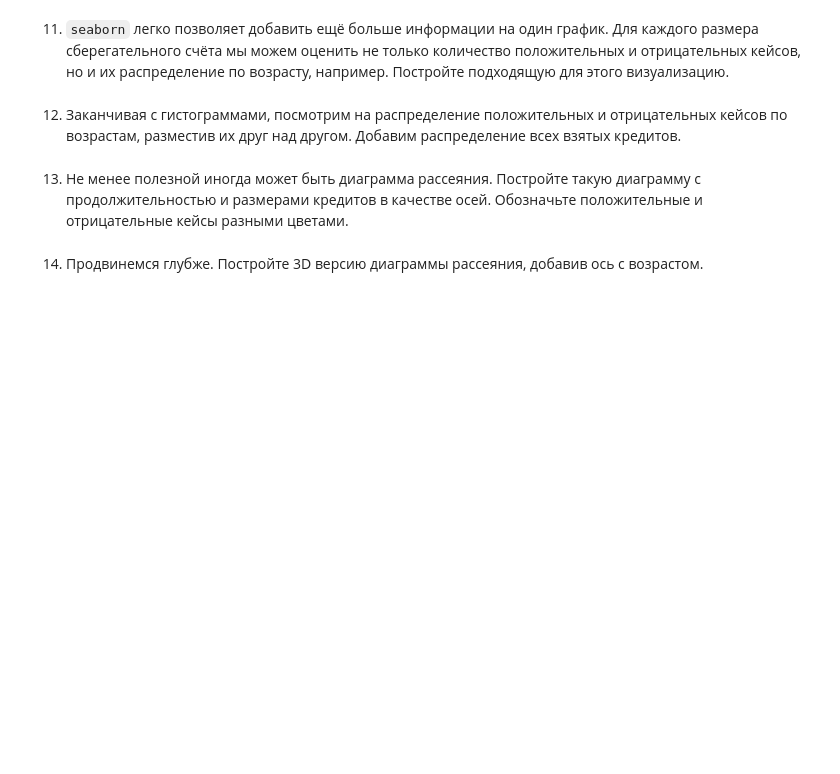
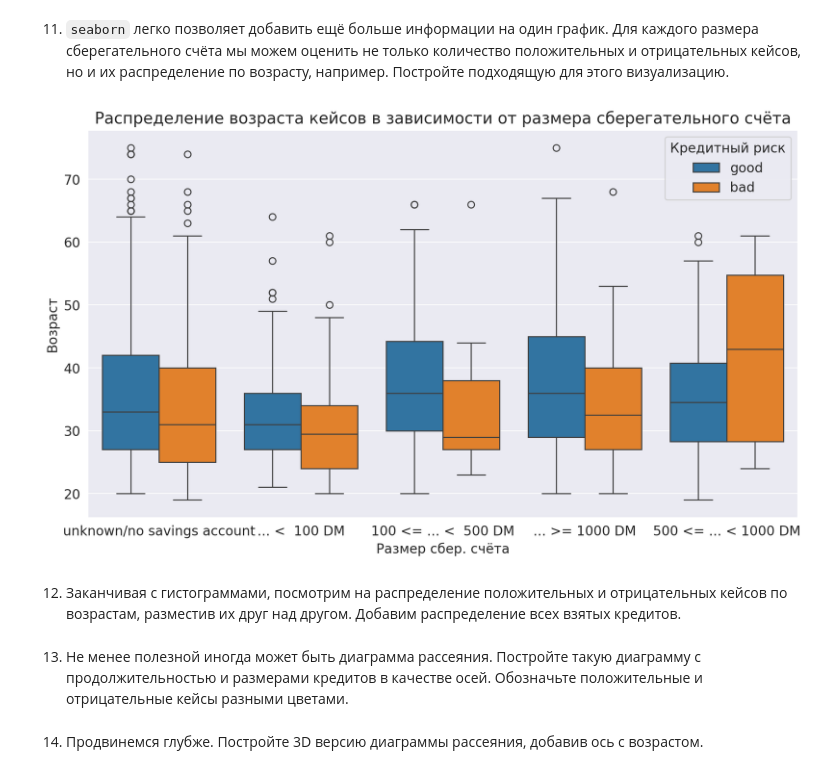
Before and after one commit to EdPogosyan/ML_Ed, a Jupyter notebook: HW-1/hw_practice_sirius_01_pandas_numpy_viz.ipynb, the cells around one changed output. Drawn from its saved outputs; the diff is of its cells as text; code cells hidden in the pictures; blank space fills up the shorter version.

```diff
--- a/HW-1/hw_practice_sirius_01_pandas_numpy_viz.ipynb
+++ b/HW-1/hw_practice_sirius_01_pandas_numpy_viz.ipynb
@@ -827,3 +827,14 @@ plt.show()
+# %%
+plt.figure(figsize=(10, 6))
+sns.boxplot(data=german_credit_df, x='savings', y='age', hue='credit_risk')
+plt.title('Распределение возраста кейсов в зависимости от размера сберегательного счёта')
+plt.xlabel('Размер сбер. счёта')
+plt.ylabel('Возраст')
+plt.legend(title='Кредитный риск', loc='upper right')
+plt.tight_layout()
+plt.show()
+# %% [output]
+[figure, added]
 # %% [markdown]
 12. Заканчивая с гистограммами, посмотрим на распределение положительных и отрицательных кейсов по возрастам, разместив их друг над другом. Добавим распределение всех взятых кредитов.
 # %%
```
Also changed, not shown: parts of 5 cells of this notebook.
